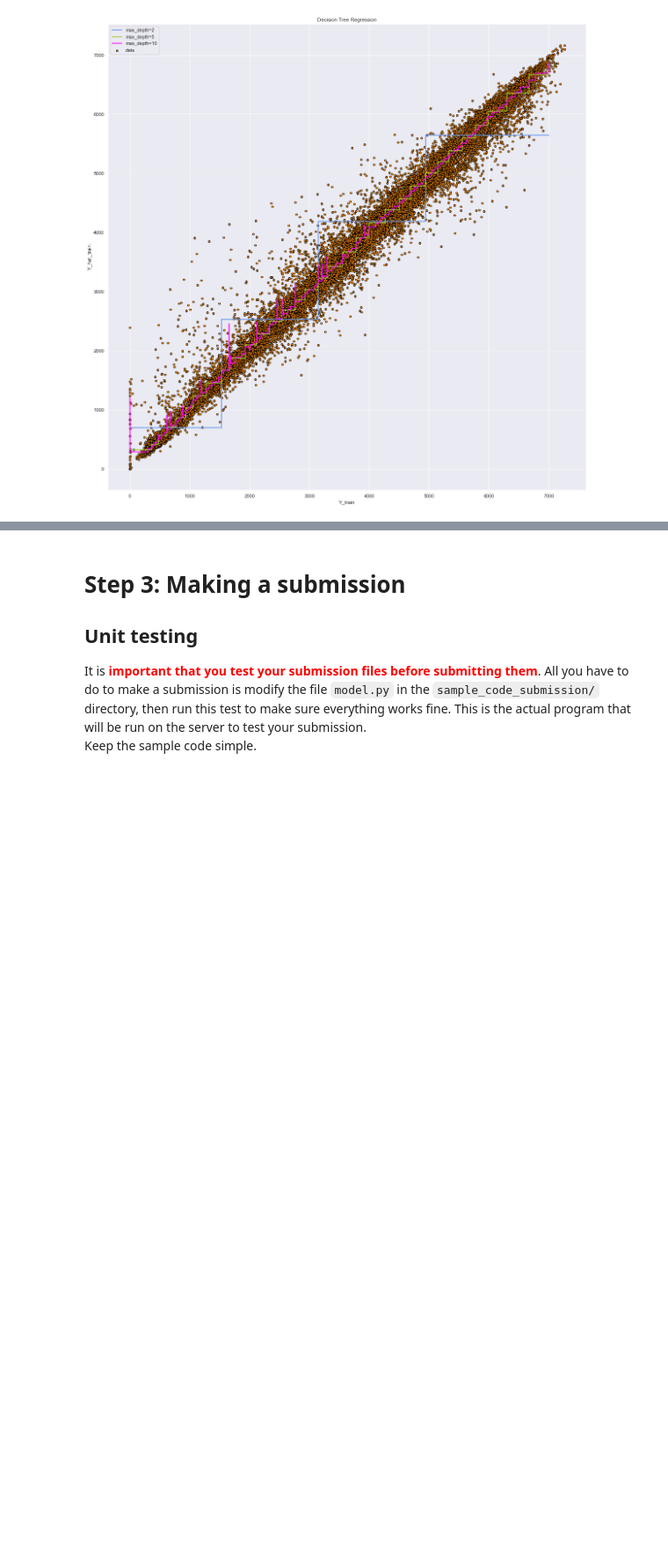
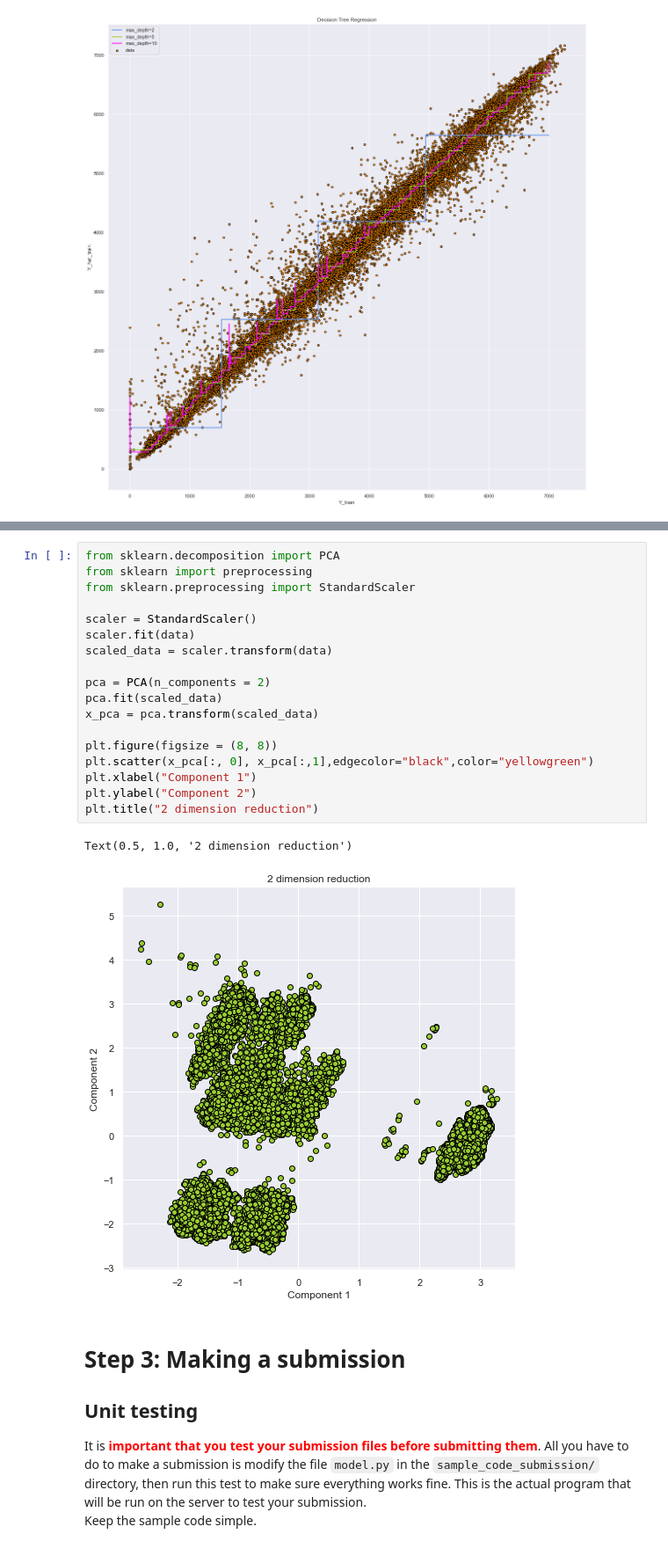
Before and after one commit to emilienlemaire/autocar, a Jupyter notebook: starting_kit/README_visualisation.ipynb, the cells around one changed output, grey strips where cells are left out. Shown at 88% size. Cells and saved outputs as stored; diff of their text form; blank space fills up the shorter version.

Commit message:
Visualisation Jary&Marius

```diff
--- a/starting_kit/README_visualisation.ipynb
+++ b/starting_kit/README_visualisation.ipynb
@@ -448,3 +459,24 @@ plt.show()
+# %%
+from sklearn.decomposition import PCA
+from sklearn import preprocessing
+from sklearn.preprocessing import StandardScaler
+
+scaler = StandardScaler()
+scaler.fit(data)
+scaled_data = scaler.transform(data)
+
+pca = PCA(n_components = 2)
+pca.fit(scaled_data)
+x_pca = pca.transform(scaled_data)
+
+plt.figure(figsize = (8, 8))
+plt.scatter(x_pca[:, 0], x_pca[:,1],edgecolor="black",color="yellowgreen")
+plt.xlabel("Component 1")
+plt.ylabel("Component 2")
+plt.title("2 dimension reduction")
+# %% [output]
+Text(0.5, 1.0, '2 dimension reduction')
+[figure, added]
 # %% [markdown]
 <div>
 <h1> Step 3: Making a submission </h1>
```
Also changed, not shown: parts of 6 cells of this notebook.
